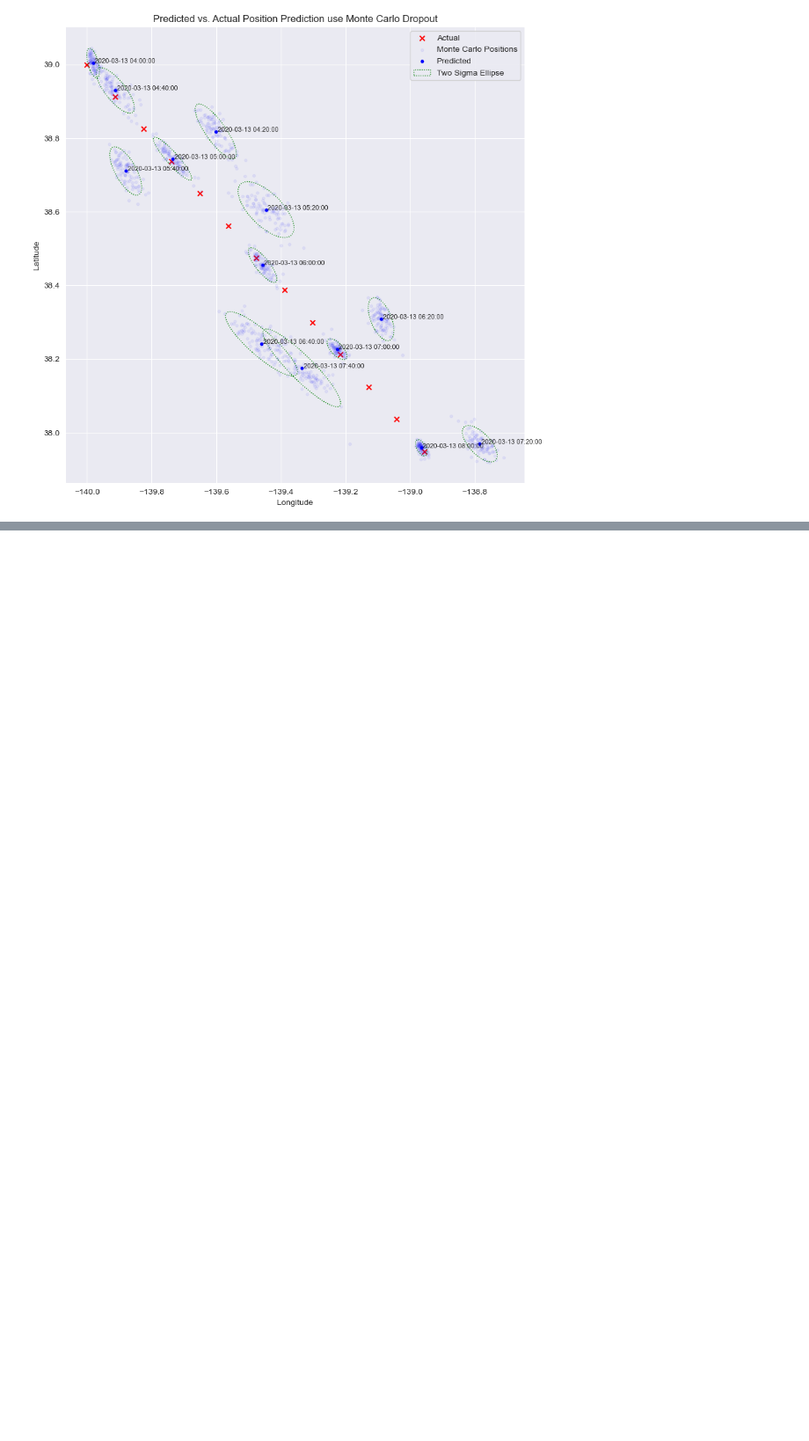
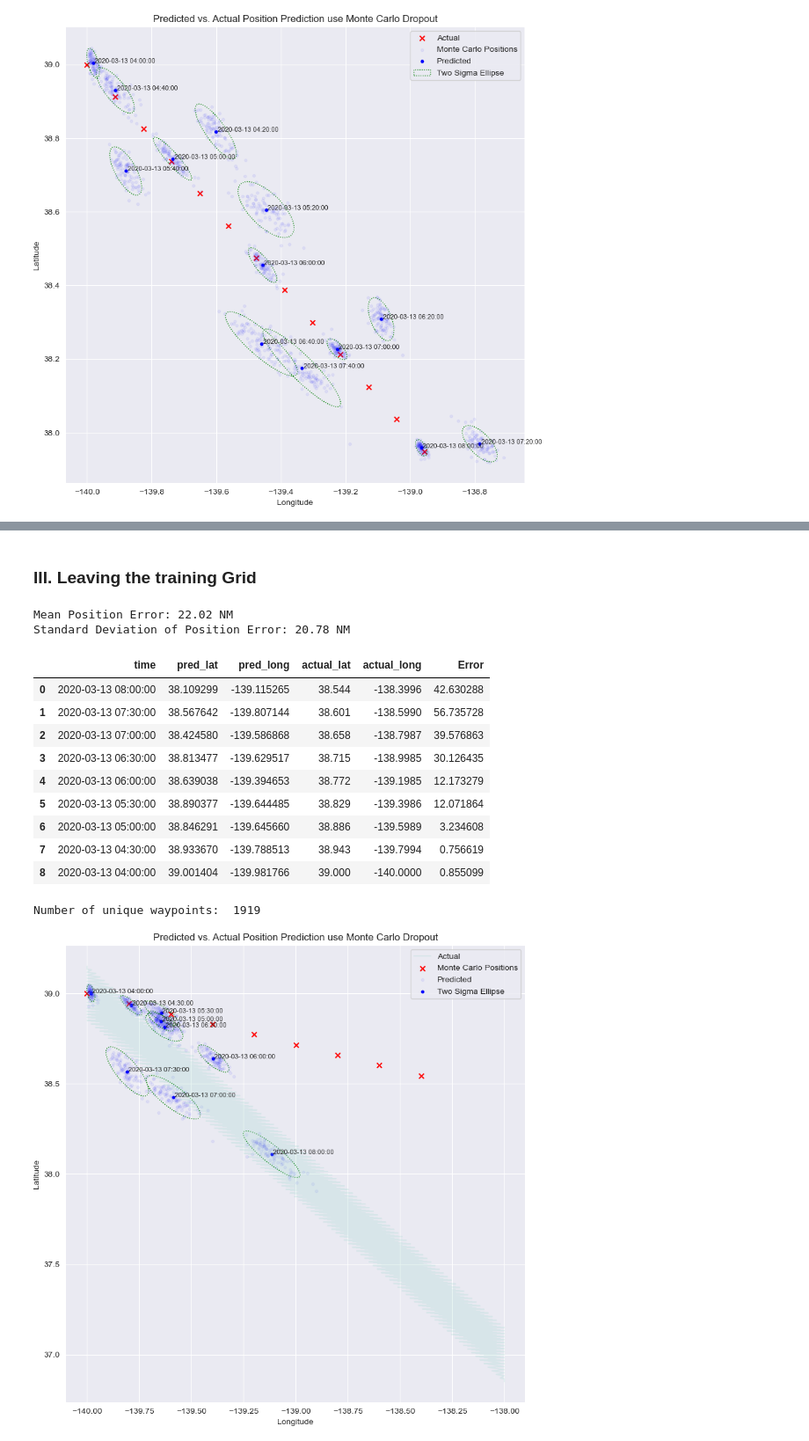
Before and after one commit to AlexSpradling/Deep-Learning-Celestial-Navigation, a Jupyter notebook: code/modeling_notebook.ipynb, the cells around one changed output, grey strips where cells are left out. Shown at 88% size. Saved outputs shown, nothing was run; the diff lists cells and outputs as text; code cells hidden in the pictures; blank space fills up the shorter version.

```diff
--- a/code/modeling_notebook.ipynb
+++ b/code/modeling_notebook.ipynb
@@ -432,0 +664,27 @@ Standard Deviation of Position Error: 7.21 NM
+# %% [markdown]
+### III. Leaving the training Grid
+# %%
+path = '../images_val/voyage_sims/voyages/30_easting/'
+monte_carlo_df, preds_mc, act_pos = predict_positions(path)
+
+print('Mean Position Error: {:0.2f} NM'.format(monte_carlo_df['Error'].mean()))
+print('Standard Deviation of Position Error: {:0.2f} NM'.format(monte_carlo_df['Error'].std()))
+
+display(monte_carlo_df)
+
+plot_lat_long(preds_mc, act_pos, monte_carlo_df,show_track = True)
+# %% [output]
+Mean Position Error: 22.02 NM
+Standard Deviation of Position Error: 20.78 NM
+|  | time | pred_lat | pred_long | actual_lat | actual_long | Error |
+| 0 | 2020-03-13 08:00:00 | 38.109299 | -139.115265 | 38.544 | -138.3996 | 42.630288 |
+| 1 | 2020-03-13 07:30:00 | 38.567642 | -139.807144 | 38.601 | -138.5990 | 56.735728 |
+| 2 | 2020-03-13 07:00:00 | 38.424580 | -139.586868 | 38.658 | -138.7987 | 39.576863 |
+| 3 | 2020-03-13 06:30:00 | 38.813477 | -139.629517 | 38.715 | -138.9985 | 30.126435 |
+| 4 | 2020-03-13 06:00:00 | 38.639038 | -139.394653 | 38.772 | -139.1985 | 12.173279 |
+| 5 | 2020-03-13 05:30:00 | 38.890377 | -139.644485 | 38.829 | -139.3986 | 12.071864 |
+| 6 | 2020-03-13 05:00:00 | 38.846291 | -139.645660 | 38.886 | -139.5989 | 3.234608 |
+| 7 | 2020-03-13 04:30:00 | 38.933670 | -139.788513 | 38.943 | -139.7994 | 0.756619 |
+| 8 | 2020-03-13 04:00:00 | 39.001404 | -139.981766 | 39.000 | -140.0000 | 0.855099 |
+Number of unique waypoints:  1919
+[figure, added]
```
Also changed, not shown: parts of 37 cells of this notebook.
